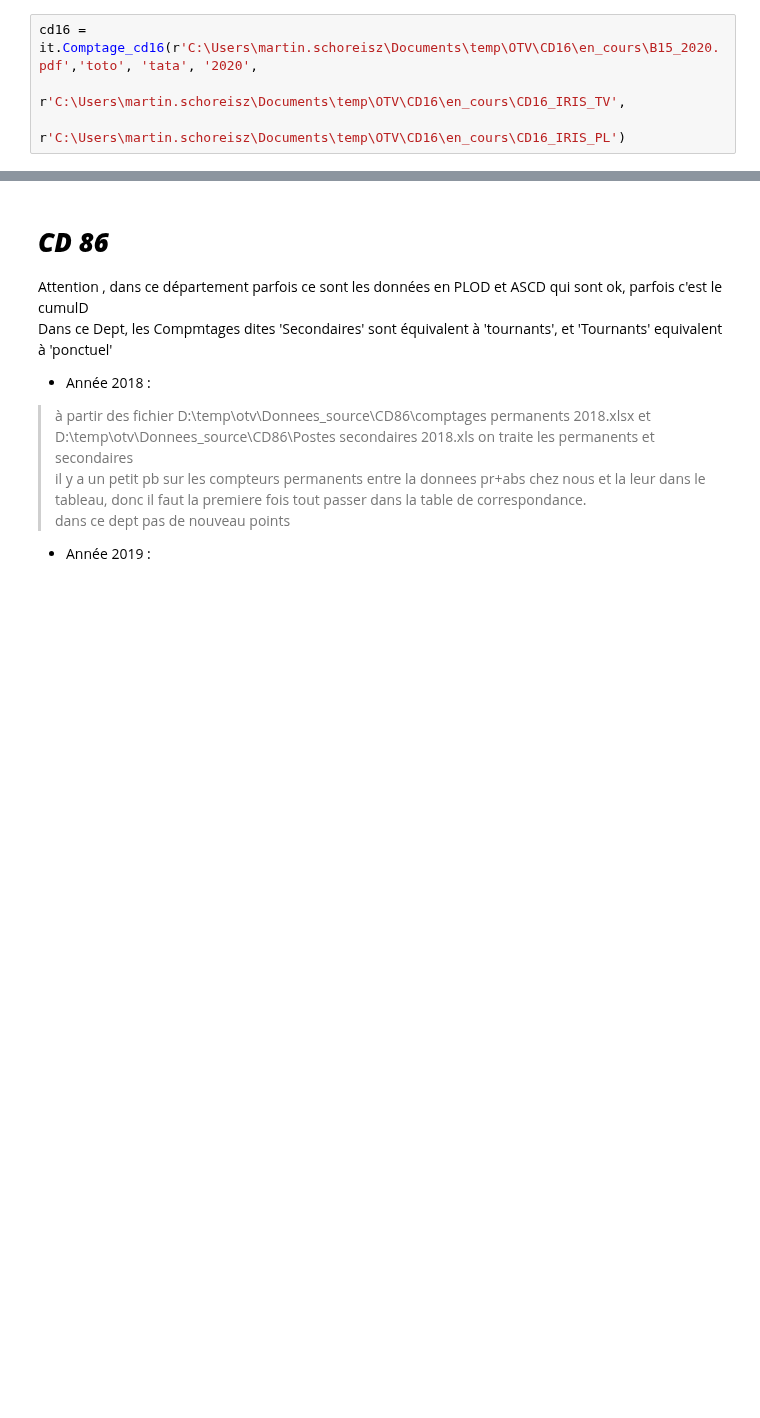
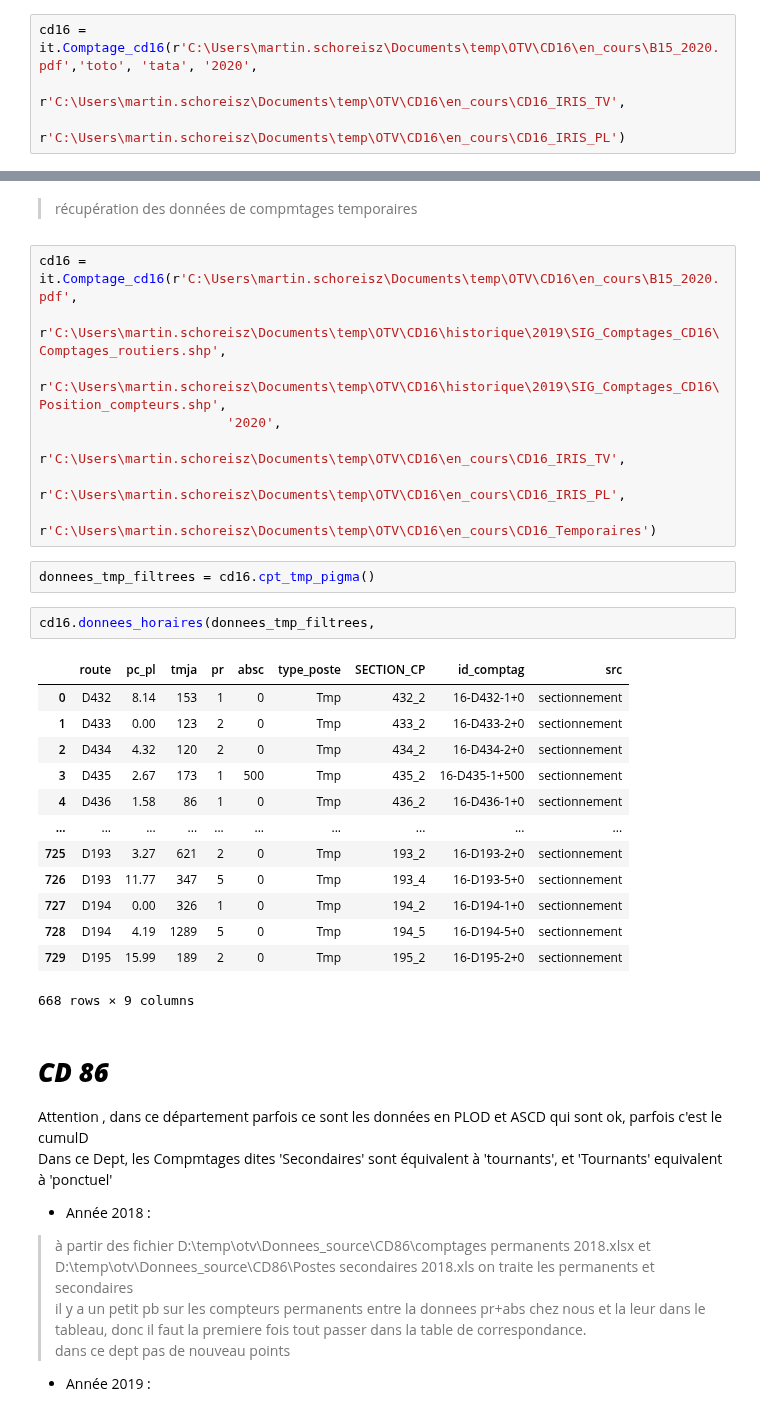
Before and after one commit to nantodevison/otv, a Jupyter notebook: otv/Transfert_Donnees/Import_trafics.ipynb, the cells around one changed output, grey strips where cells are left out. Drawn from its saved outputs; the diff is of its cells as text; blank space fills up the shorter version.

```diff
--- a/otv/Transfert_Donnees/Import_trafics.ipynb
+++ b/otv/Transfert_Donnees/Import_trafics.ipynb
@@ -461,6 +461,34 @@ cd16.insererMensuel(tmjMens.merge(
 #insertion des données hoarires
 cd16.insererHoraire(dfHoraireConcat.merge(
     cd16.recupererIdUniqComptage(indic_agrege.id_comptag.tolist(), '2020'), on='id_comptag').drop(['mois', 'annee_x', 'annee_y', 'id_comptag'], axis=1))
+# %% [markdown]
+> récupération des données de compmtages temporaires
+# %%
+cd16 = it.Comptage_cd16(r'C:\Users\martin.schoreisz\Documents\temp\OTV\CD16\en_cours\B15_2020.pdf',
+                        r'C:\Users\martin.schoreisz\Documents\temp\OTV\CD16\historique\2019\SIG_Comptages_CD16\Comptages_routiers.shp',
+                        r'C:\Users\martin.schoreisz\Documents\temp\OTV\CD16\historique\2019\SIG_Comptages_CD16\Position_compteurs.shp',
+                        '2020',
+                        r'C:\Users\martin.schoreisz\Documents\temp\OTV\CD16\en_cours\CD16_IRIS_TV',
+                        r'C:\Users\martin.schoreisz\Documents\temp\OTV\CD16\en_cours\CD16_IRIS_PL',
+                        r'C:\Users\martin.schoreisz\Documents\temp\OTV\CD16\en_cours\CD16_Temporaires')
+# %%
+donnees_tmp_filtrees = cd16.cpt_tmp_pigma()
+# %%
+cd16.donnees_horaires(donnees_tmp_filtrees,
+# %% [output]
+|  | route | pc_pl | tmja | pr | absc | type_poste | SECTION_CP | id_comptag | src |
+| 0 | D432 | 8.14 | 153 | 1 | 0 | Tmp | 432_2 | 16-D432-1+0 | sectionnement |
+| 1 | D433 | 0.00 | 123 | 2 | 0 | Tmp | 433_2 | 16-D433-2+0 | sectionnement |
+| 2 | D434 | 4.32 | 120 | 2 | 0 | Tmp | 434_2 | 16-D434-2+0 | sectionnement |
+| 3 | D435 | 2.67 | 173 | 1 | 500 | Tmp | 435_2 | 16-D435-1+500 | sectionnement |
+| 4 | D436 | 1.58 | 86 | 1 | 0 | Tmp | 436_2 | 16-D436-1+0 | sectionnement |
+| ... | ... | ... | ... | ... | ... | ... | ... | ... | ... |
+| 725 | D193 | 3.27 | 621 | 2 | 0 | Tmp | 193_2 | 16-D193-2+0 | sectionnement |
+| 726 | D193 | 11.77 | 347 | 5 | 0 | Tmp | 193_4 | 16-D193-5+0 | sectionnement |
+| 727 | D194 | 0.00 | 326 | 1 | 0 | Tmp | 194_2 | 16-D194-1+0 | sectionnement |
+| 728 | D194 | 4.19 | 1289 | 5 | 0 | Tmp | 194_5 | 16-D194-5+0 | sectionnement |
+| 729 | D195 | 15.99 | 189 | 2 | 0 | Tmp | 195_2 | 16-D195-2+0 | sectionnement |
+668 rows × 9 columns
 # %% [markdown]
 # ***CD 86***
 Attention , dans ce département parfois ce sont les données en PLOD et ASCD qui sont ok, parfois c'est le cumulD <br>
```
Also changed, not shown: parts of 2 cells of this notebook, 3 other files.
